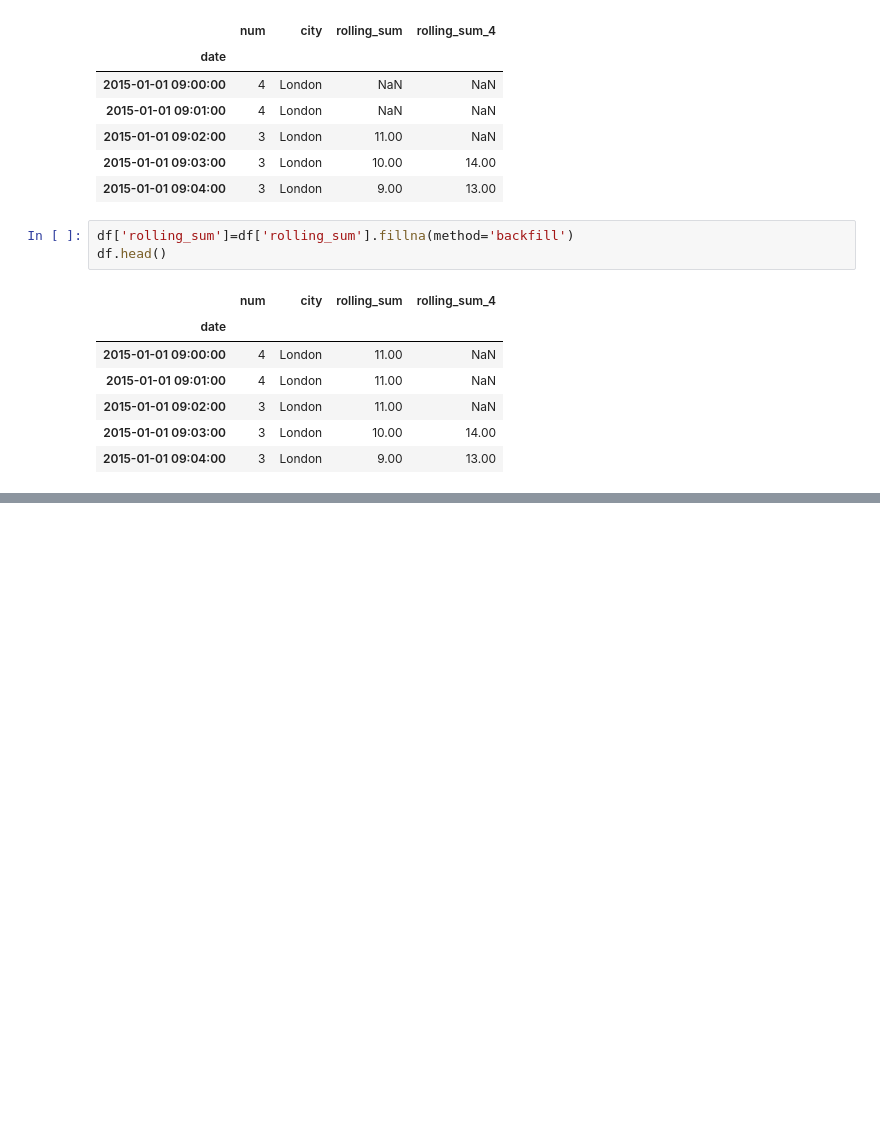
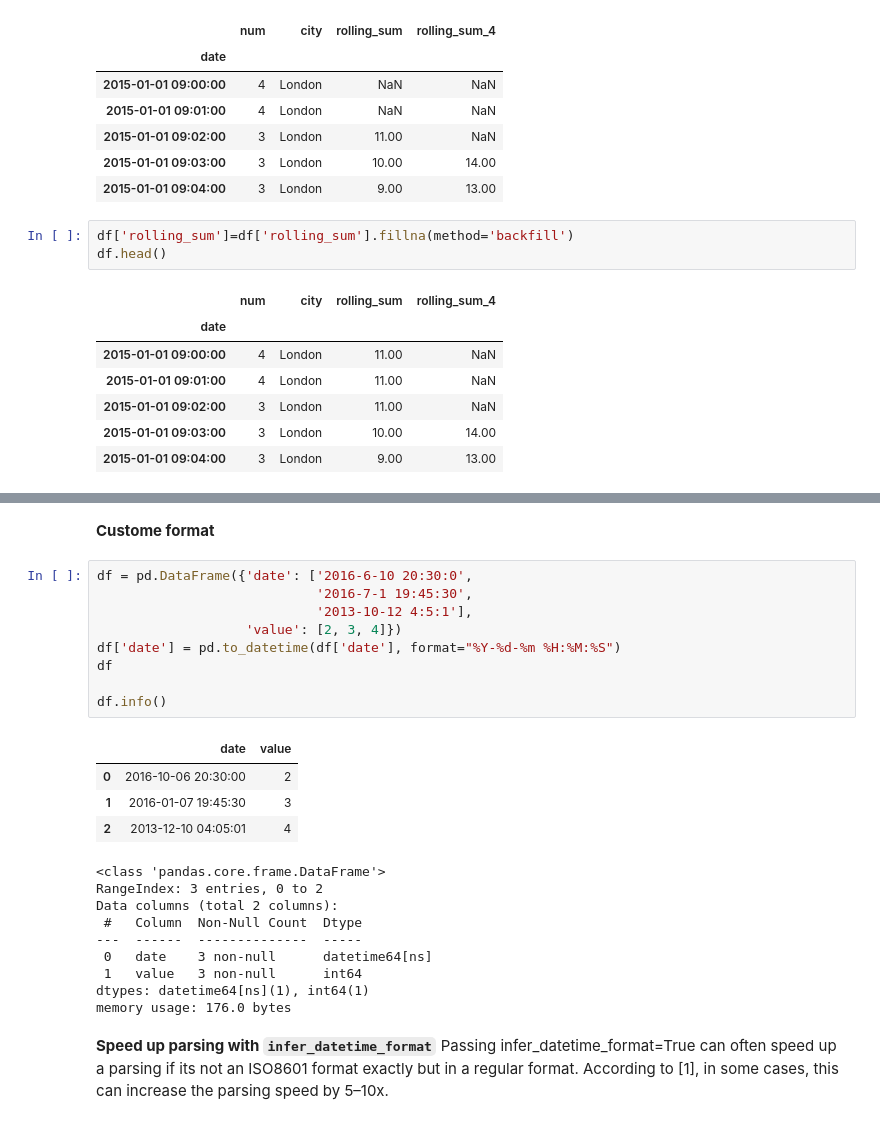
Before and after one commit to SwimmingInCodes/dataAnalysis, a Jupyter notebook: pandas/pandas_datetime.ipynb, the cells around one changed output, grey strips where cells are left out. Cells and saved outputs as stored; diff of their text form; blank space fills up the shorter version.

```diff
--- a/pandas/pandas_datetime.ipynb
+++ b/pandas/pandas_datetime.ipynb
@@ -506,0 +547,28 @@ df.head()
+# %% [markdown]
+**Custome format**
+# %%
+df = pd.DataFrame({'date': ['2016-6-10 20:30:0',
+                            '2016-7-1 19:45:30',
+                            '2013-10-12 4:5:1'],
+                   'value': [2, 3, 4]})
+df['date'] = pd.to_datetime(df['date'], format="%Y-%d-%m %H:%M:%S")
+df
+
+df.info()
+# %% [output]
+|  | date | value |
+| 0 | 2016-10-06 20:30:00 | 2 |
+| 1 | 2016-01-07 19:45:30 | 3 |
+| 2 | 2013-12-10 04:05:01 | 4 |
+<class 'pandas.core.frame.DataFrame'>
+RangeIndex: 3 entries, 0 to 2
+Data columns (total 2 columns):
+ #   Column  Non-Null Count  Dtype
+---  ------  --------------  -----
+ 0   date    3 non-null      datetime64[ns]
+ 1   value   3 non-null      int64
+dtypes: datetime64[ns](1), int64(1)
+memory usage: 176.0 bytes
+# %% [markdown]
+**Speed up parsing with `infer_datetime_format`**
+Passing infer_datetime_format=True can often speed up a parsing if its not an ISO8601 format exactly but in a regular format. According to [1], in some cases, this can increase the parsing speed by 5–10x.
```
Also changed, not shown: parts of 19 cells of this notebook, 2 other files.
